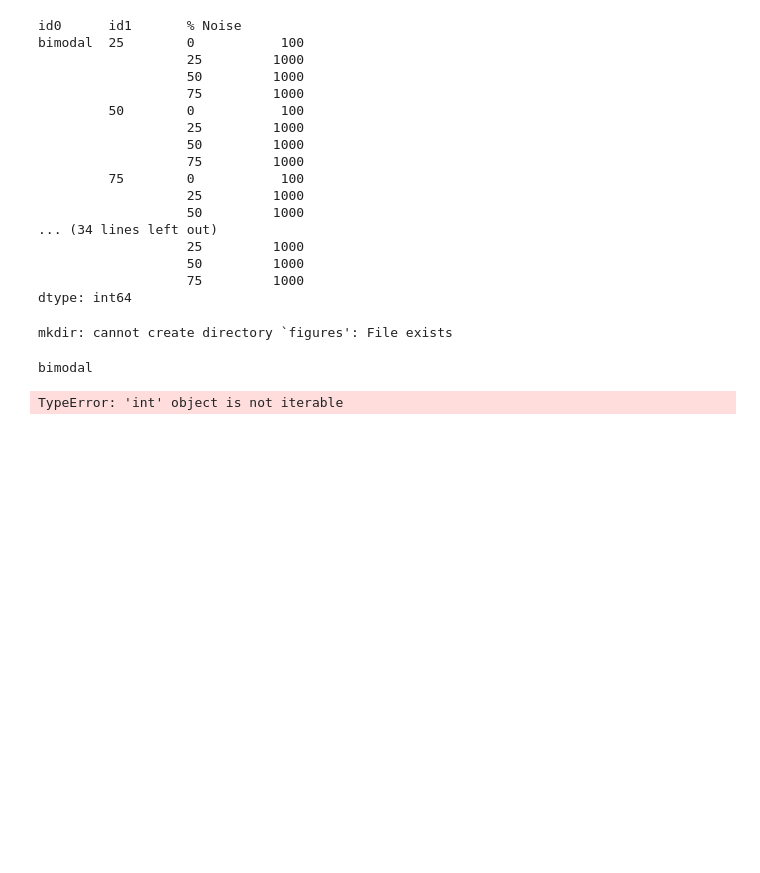
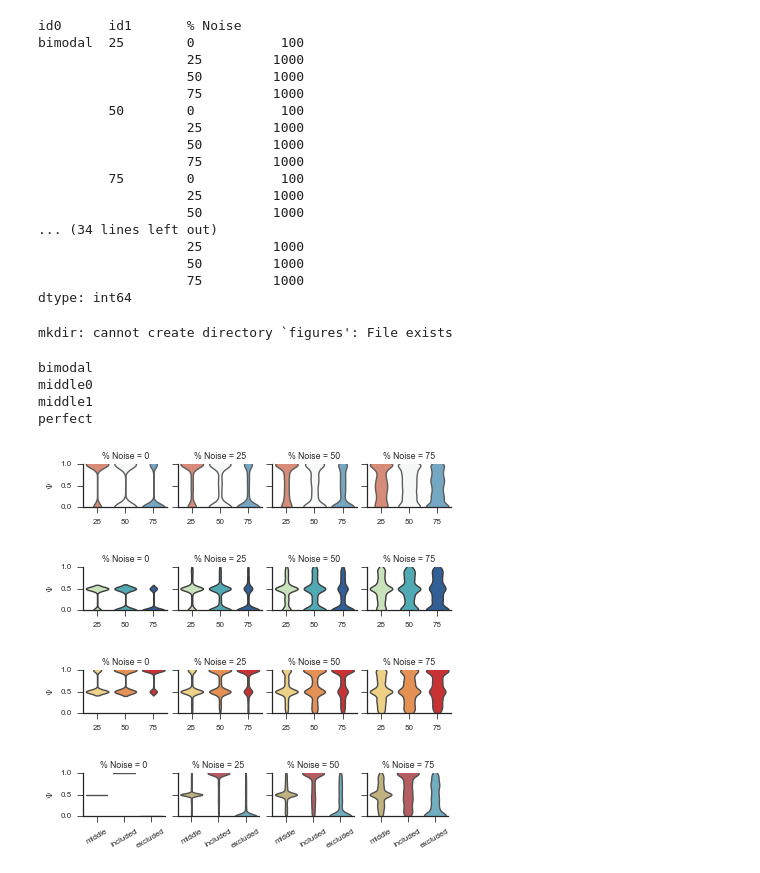
Before and after one commit to YeoLab/singlecell_pnm, a Jupyter notebook: S10._Supplementary_Figure_10/001_make_test_dataset_and_calculate_waypoints.ipynb, the cells around one changed output. Saved outputs shown, nothing was run; the diff lists cells and outputs as text; code cells hidden in the pictures; blank space fills up the shorter version.

Commit message:
add more figures

```diff
--- a/S10._Supplementary_Figure_10/001_make_test_dataset_and_calculate_waypoints.ipynb
+++ b/S10._Supplementary_Figure_10/001_make_test_dataset_and_calculate_waypoints.ipynb
@@ -259,24 +259,30 @@ sns.set(context='paper', style='ticks')
 # %%
 for group, df in tidy_subset.groupby('id0'):
     palette = None
     six.print_(group)
 
     if group == 'bimodal':
         palette = "RdBu"
     elif group == 'middle0':
         palette = 'YlGnBu'
     elif group == 'middle1':
         palette = 'YlOrRd'
     elif group == 'perfect':
-        palette = [MODALITY_TO_COLOR[m] for m in df[1].unique()]
+        palette = [MODALITY_TO_COLOR[m] for m in df['id1'].unique()]
 
-    g = sns.factorplot(x=1, y='$\Psi$', col='% Noise', data=df, aspect=1, size=1.5,
+    g = sns.factorplot(x='id1', y='$\Psi$', col='% Noise', data=df, aspect=1, size=1.5,
                    kind='violin', bw=0.2, inner=None, scale='width', sharex=False, palette=palette)
     g.set(ylim=(0, 1), yticks=(0, 0.5, 1), xlabel='')
     if group == 'perfect':
         for ax in g.axes.flat:
             plt.setp(ax.get_xticklabels(), rotation=30)
     g.savefig('{}/data_{}.pdf'.format(figure_folder, group))
 # %% [output]
 bimodal
+middle0
+middle1
+perfect
-TypeError: 'int' object is not iterable
+[figure, added]
+[figure, added]
+[figure, added]
+[figure, added]
```
Also changed, not shown: 37 other files.
